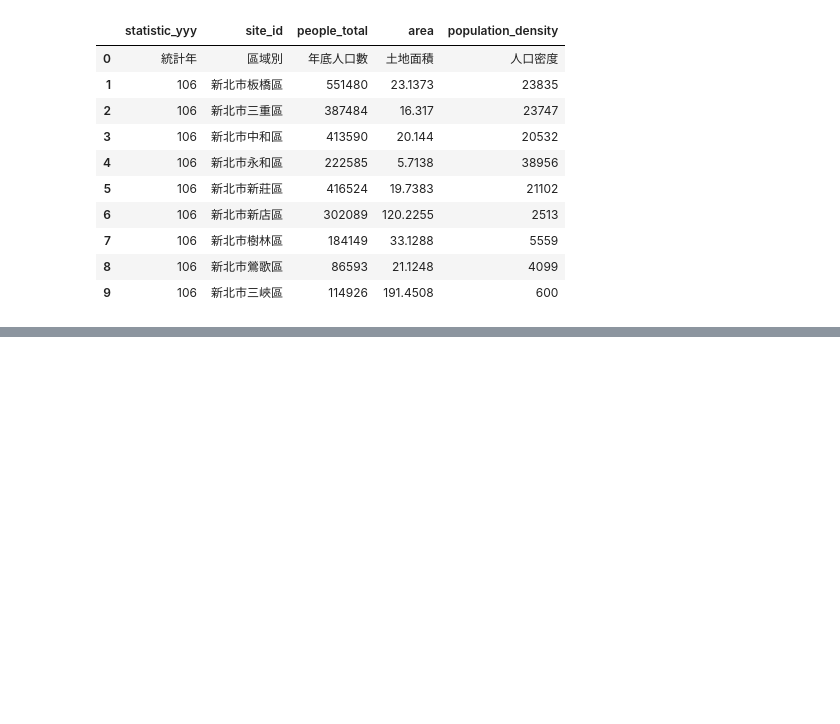
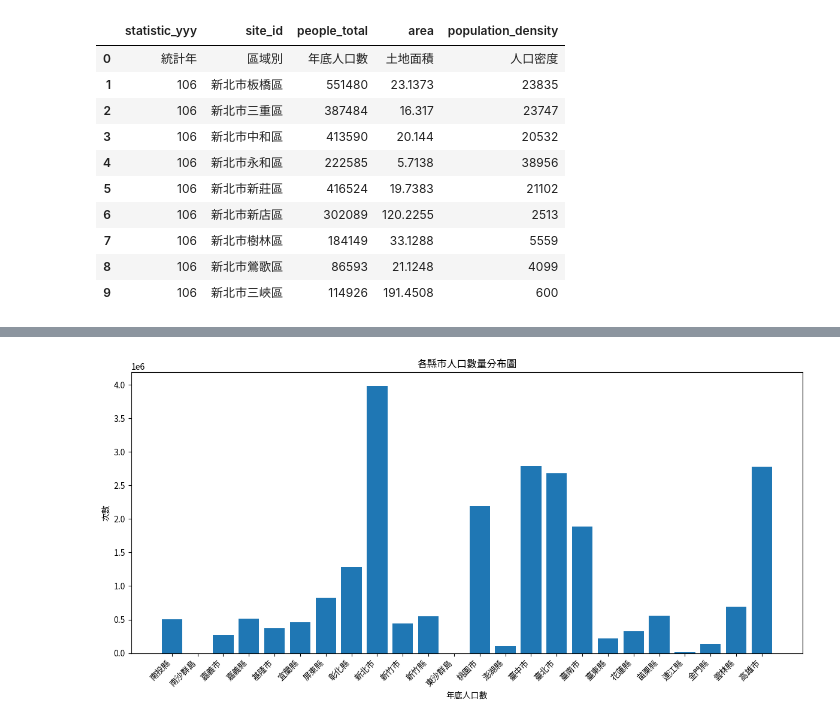
Before and after one commit to alvischen0206/python_analysis, a Jupyter notebook: lesson8/lesson8_4.ipynb, the cells around one changed output, grey strips where cells are left out. Saved outputs shown, nothing was run; the diff lists cells and outputs as text; code cells hidden in the pictures; blank space fills up the shorter version.

```diff
--- a/lesson8/lesson8_4.ipynb
+++ b/lesson8/lesson8_4.ipynb
@@ -42,0 +91,3 @@ memory usage: 14.8+ KB
+# %%
+df3 = df2.drop(index=0)
+df3.info()
@@ -42,0 +157,11 @@ memory usage: 14.8+ KB
+# %%
+def split(value:str) -> str:
+    if len(value) > 4:
+        return value[:3]
+    else:
+        return value
+
+df3['縣市'] = df3['區域別'].map(split)
+# %%
+df4 = df3.reindex(columns=['縣市','區域別','年底人口數','土地面積','人口密度'])
+df4
@@ -42,0 +182,11 @@ memory usage: 14.8+ KB
+# %%
+def population(value:int) -> str:
+    if value > 367653:
+        return '人多'
+    elif value > 183826:
+        return '適中'
+    else:
+        return '人少'
+
+df4['人口分佈'] = df4['年底人口數'].map(population)
+df4
@@ -42,0 +225,22 @@ memory usage: 14.8+ KB
+# %%
+import pandas as pd
+import matplotlib.pyplot as plt
+import seaborn as sns
+
+# ... (Your existing code from lesson8_4.ipynb) ...
+
+# Select relevant columns
+df_plot = df4[['縣市', '年底人口數']]
+df5 = df4.groupby(by='縣市')[['年底人口數']].sum()
+df5
+# Create the histogram
+plt.figure(figsize=(12, 6))
+plt.bar(x=df5.index,height=df5['年底人口數'])
+plt.xlabel('年底人口數')
+plt.ylabel('次數')
+plt.title('各縣市人口數量分布圖')
+plt.xticks(rotation=45, ha='right')
+plt.tight_layout()
+plt.show()
+# %% [output]
+[figure, added]
```
Also changed, not shown: parts of 14 cells of this notebook, 1 other file.
